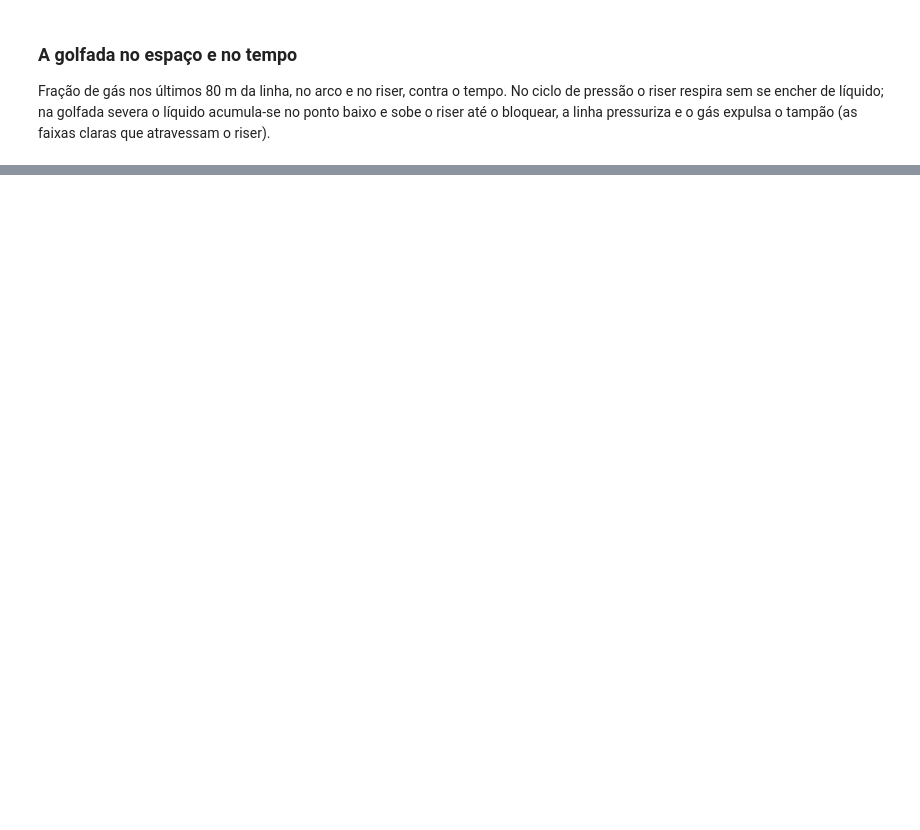
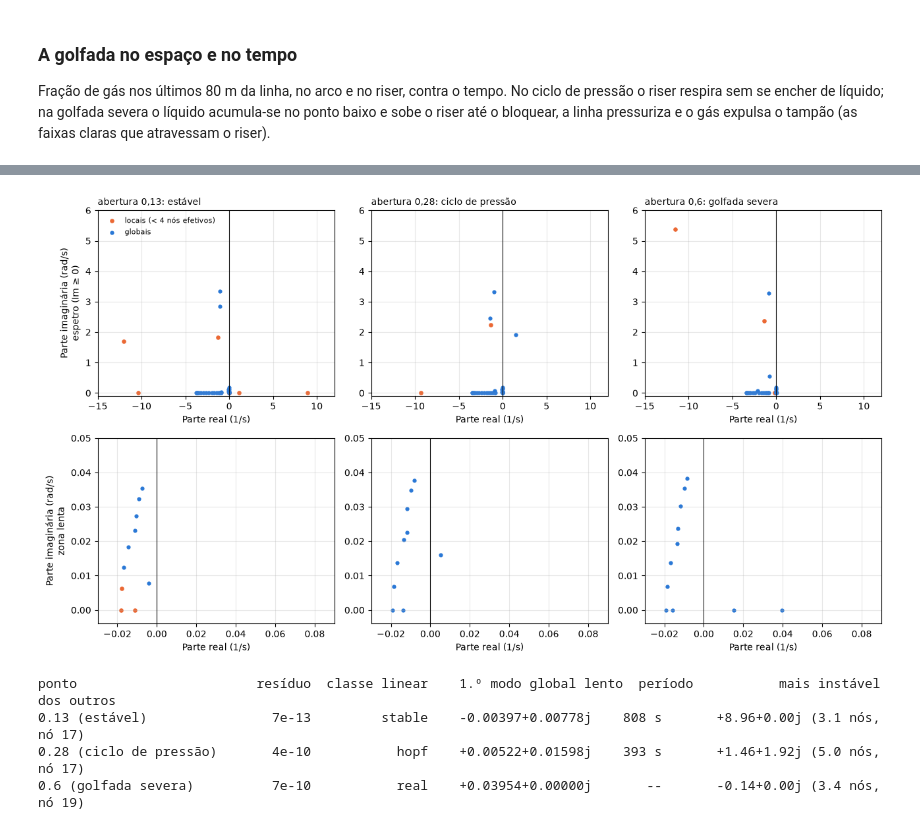
Before and after one commit to Jaimenms/dsc-ufrj, a Jupyter notebook: notebooks/issues/nb_estabilidade_mapa.ipynb, the cells around one changed output, grey strips where cells are left out. Cells and saved outputs as stored; diff of their text form; code cells hidden in the pictures; blank space fills up the shorter version.

```diff
--- a/notebooks/issues/nb_estabilidade_mapa.ipynb
+++ b/notebooks/issues/nb_estabilidade_mapa.ipynb
@@ -519,0 +425,54 @@ ponto baixo quase cheio de líquido, onde o padrão físico é disperso ou inter
+# %%
+from mfsim.analysis import mode_participation, slow_global_modes
+
+
+def steady_modes(ab):
+    """Modos do estacionário de partida do ponto (15 bar, ab), sem a perturbação de partida."""
+    r = run_of("steady", ab, P_SEL)
+    m = r.model
+    X = np.array(r.X[:, 0], float)
+    X[m.state_slots() == 1] /= 1.0 + meta["perturb"]
+    w, n_eff, node = mode_participation(m, X)
+    return dict(
+        w=w, n_eff=n_eff, node=node, res=float(np.linalg.norm(m.rhs(0.0, X))), modes=slow_global_modes(w, n_eff, node)
+    )
+
+
+spec = {ab: steady_modes(ab) for ab, _ in sel}
+fig, axes = plt.subplots(2, 3, figsize=(13, 7.2))
+for j, (ab, lab) in enumerate(sel):
+    d = spec[ab]
+    w, glob = d["w"], d["n_eff"] >= 4.0
+    for k, (xl, yl) in enumerate((((-15, 12), (-0.1, 6.0)), ((-0.03, 0.09), (-0.004, 0.05)))):
+        ax = axes[k, j]
+        ax.scatter(w.real[~glob], w.imag[~glob], s=14, color=SERIES["blocked"], label="locais (< 4 nós efetivos)")
+        ax.scatter(w.real[glob], w.imag[glob], s=12, color=SERIES["steady"], label="globais")
+        ax.axvline(0, color=INK, lw=0.8)
+        ax.set_xlim(*xl)
+        ax.set_ylim(*yl)
+        ax.grid(alpha=0.3)
+        ax.set_xlabel("Parte real (1/s)")
+    axes[0, j].set_title(f"abertura {ab:g}: {lab}".replace(".", ","), loc="left", fontsize=10)
+axes[0, 0].set_ylabel("Parte imaginária (rad/s)\nespetro (Im ≥ 0)")
+axes[1, 0].set_ylabel("Parte imaginária (rad/s)\nzona lenta")
+axes[0, 0].legend(frameon=False, fontsize=8, loc="upper left")
+plt.tight_layout()
+plt.show()
+
+print(
+    f"{'ponto':26s} {'resíduo':>8s} {'classe linear':>14s} {'1.º modo global lento':>24s} {'período':>8s} {'mais instável dos outros':>34s}"
+)
+for ab, lab in sel:
+    d = spec[ab]
+    md = d["modes"]
+    per = f"{2 * np.pi / md['im1']:.0f} s" if abs(md["im1"]) > 1e-9 else "--"
+    oth = f"{md['re_other']:+.2f}{md['im_other']:+.2f}j ({md['n_eff_other']:.1f} nós, nó {md['node_other']})"
+    print(
+        f"{f'{ab:g} ({lab})':26s} {d['res']:8.0e} {md['cls']:>14s} {md['re1']:+11.5f}{md['im1']:+.5f}j {per:>8s} {oth:>34s}"
+    )
+# %% [output]
+[figure, added]
+ponto                       resíduo  classe linear    1.º modo global lento  período           mais instável dos outros
+0.13 (estável)                7e-13         stable    -0.00397+0.00778j    808 s       +8.96+0.00j (3.1 nós, nó 17)
+0.28 (ciclo de pressão)       4e-10           hopf    +0.00522+0.01598j    393 s       +1.46+1.92j (5.0 nós, nó 17)
+0.6 (golfada severa)          7e-10           real    +0.03954+0.00000j       --       -0.14+0.00j (3.4 nós, nó 19)
```
Also changed, not shown: parts of 25 cells of this notebook, 8 other files.
